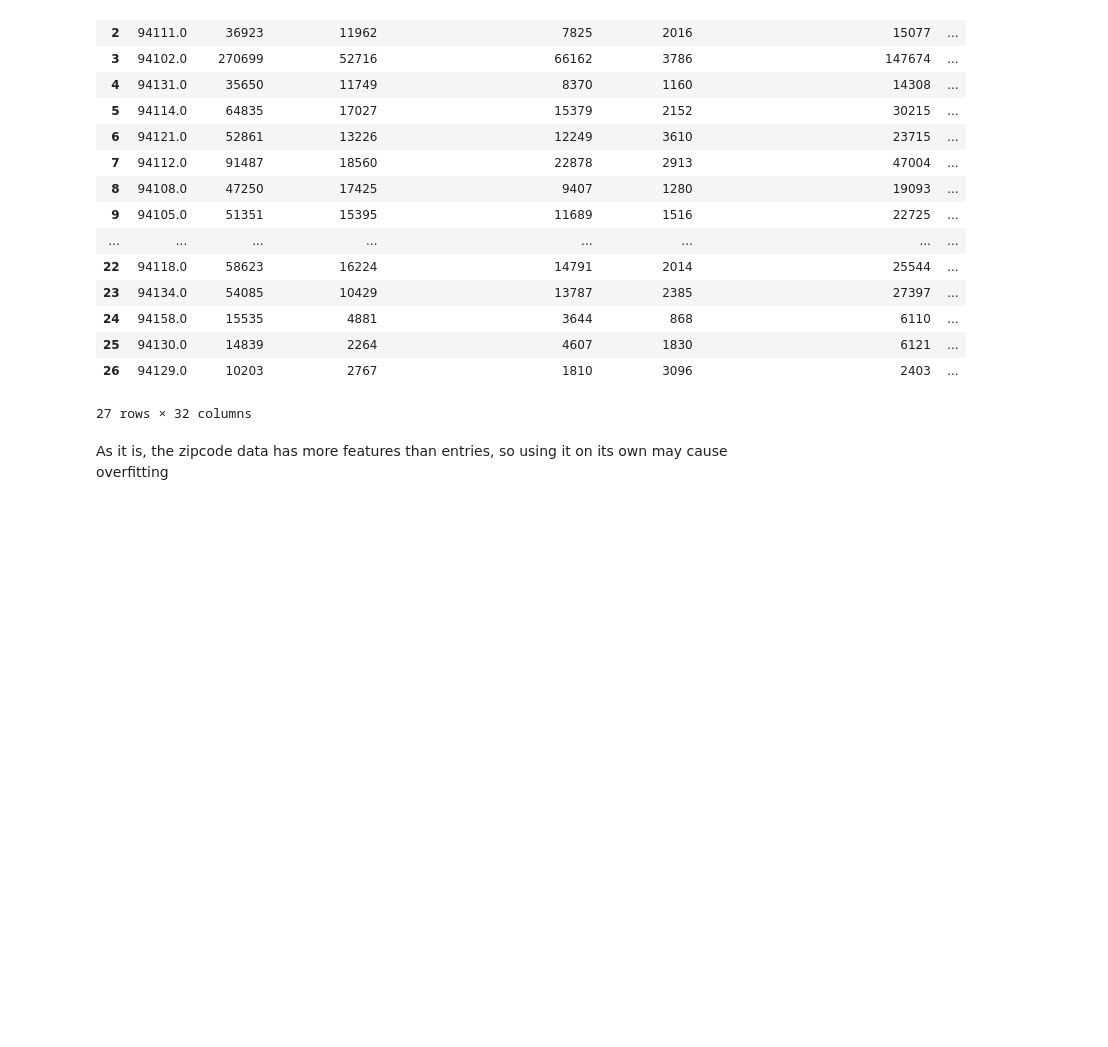
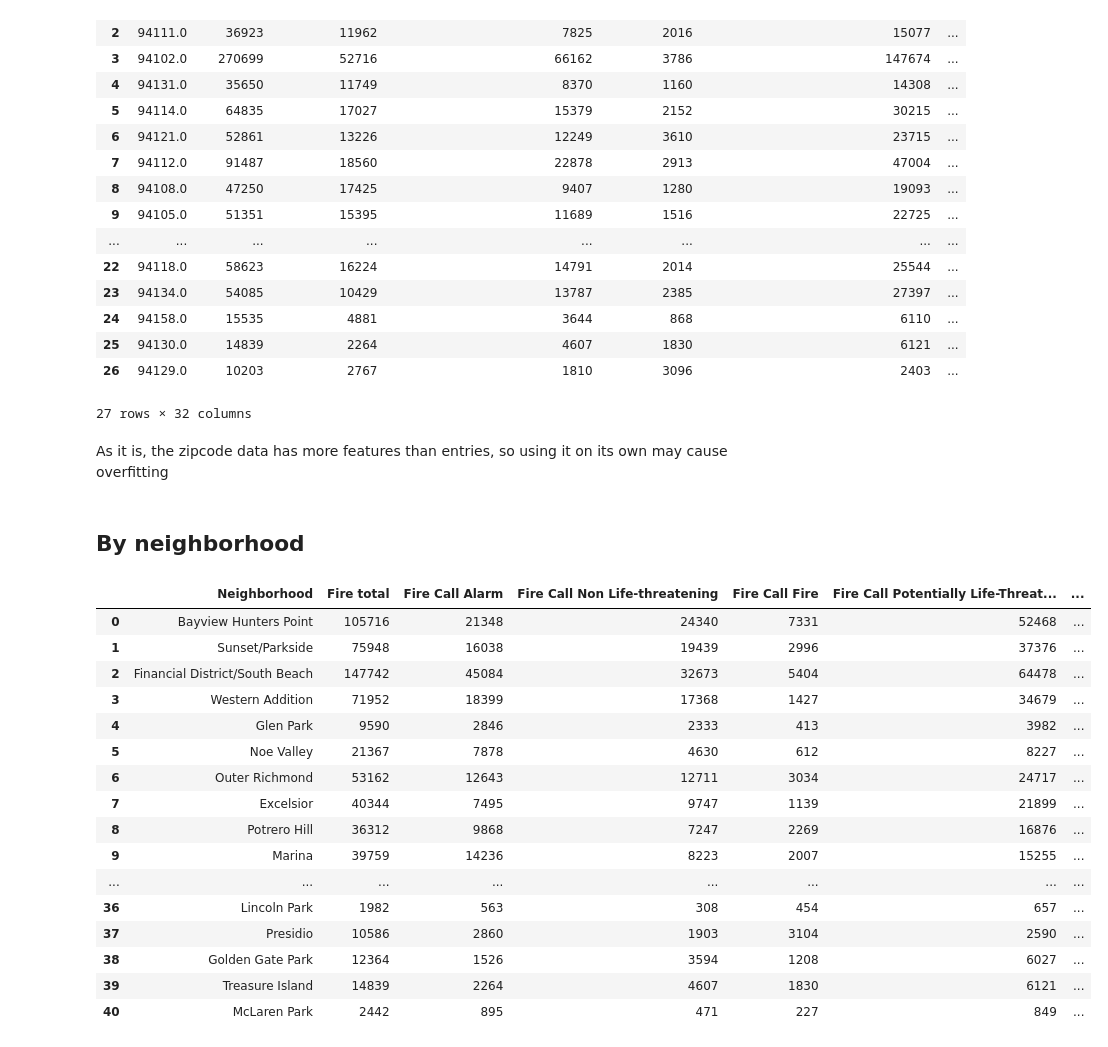
Before and after one commit to kddubey/ORIE4741Project, a Jupyter notebook: 6 - Location data.ipynb, the cells around one changed output. Cells and saved outputs as stored; diff of their text form; code cells hidden in the pictures; blank space fills up the shorter version.

```diff
--- a/6 - Location data.ipynb
+++ b/6 - Location data.ipynb
@@ -13,6 +16,11 @@ building_data = pd.read_csv('data/data_train.csv')
 restaurant_data = pd.read_csv('building-permit-applications-data/Restaurant_Scores_-_LIVES_Standard.csv')
 # %%
 fire_data = pd.read_csv('building-permit-applications-data/Fire_Department_Calls_for_Service.csv')
+# %%
+# After data has been stored
+business_data = pd.read_csv('building-permit-applications-data/business_data.csv')
+restaurant_data = pd.read_csv('building-permit-applications-data/restaurant_data.csv')
+fire_data = pd.read_csv('building-permit-applications-data/fire_data.csv')
 # %%
 counters = {}
 # %%
@@ -529,3 +537,40 @@ zipcode_data
 As it is, the zipcode data has more features than entries, so using it on its own may cause overfitting
 # %%
 zipcode_data.to_csv(path_or_buf = 'building-permit-applications-data/zipcode_data_all.csv', index = False)
+# %% [markdown]
+## By neighborhood
+# %%
+permit_neighborhoods = building_data.loc[building_data['Neighborhoods - Analysis Boundaries'].notna()]['Neighborhoods - Analysis Boundaries'].unique()
+# %%
+neighborhood_data = pd.DataFrame({'Neighborhood' : permit_neighborhoods})
+# %%
+# Fire data
+neighborhood_data['Fire total'] = [np.sum(fire_data['Neighborhooods - Analysis Boundaries'] == n) for n in permit_neighborhoods]
+
+# Call type
+for t in fire_data.loc[fire_data['Call Type Group'].notna()]['Call Type Group'].unique():
+    neighborhood_data['Fire Call ' + t] = [np.sum((fire_data['Neighborhooods - Analysis Boundaries'] == n) & (fire_data['Call Type Group'] == t)) for n in permit_neighborhoods]
+
+# Transport, final priority
+neighborhood_data['Fire Transport'] = [np.sum((fire_data['Neighborhooods - Analysis Boundaries'] == n) & (fire_data['Transport'])) for n in permit_neighborhoods]
+neighborhood_data['Fire Priority 3'] = [np.sum((fire_data['Neighborhooods - Analysis Boundaries'] == n) & (fire_data['Final Priority'] == 3)) for n in permit_neighborhoods]
+# %%
+neighborhood_data
+# %% [output]
+|  | Neighborhood | Fire total | Fire Call Alarm | Fire Call Non Life-threatening | Fire Call Fire | Fire Call Potentially Life-Threat... | ... |
+| 0 | Bayview Hunters Point | 105716 | 21348 | 24340 | 7331 | 52468 | ... |
+| 1 | Sunset/Parkside | 75948 | 16038 | 19439 | 2996 | 37376 | ... |
+| 2 | Financial District/South Beach | 147742 | 45084 | 32673 | 5404 | 64478 | ... |
+| 3 | Western Addition | 71952 | 18399 | 17368 | 1427 | 34679 | ... |
+| 4 | Glen Park | 9590 | 2846 | 2333 | 413 | 3982 | ... |
+| 5 | Noe Valley | 21367 | 7878 | 4630 | 612 | 8227 | ... |
+| 6 | Outer Richmond | 53162 | 12643 | 12711 | 3034 | 24717 | ... |
+| 7 | Excelsior | 40344 | 7495 | 9747 | 1139 | 21899 | ... |
+| 8 | Potrero Hill | 36312 | 9868 | 7247 | 2269 | 16876 | ... |
+| 9 | Marina | 39759 | 14236 | 8223 | 2007 | 15255 | ... |
+| ... | ... | ... | ... | ... | ... | ... | ... |
+| 36 | Lincoln Park | 1982 | 563 | 308 | 454 | 657 | ... |
+| 37 | Presidio | 10586 | 2860 | 1903 | 3104 | 2590 | ... |
+| 38 | Golden Gate Park | 12364 | 1526 | 3594 | 1208 | 6027 | ... |
+| 39 | Treasure Island | 14839 | 2264 | 4607 | 1830 | 6121 | ... |
+| 40 | McLaren Park | 2442 | 895 | 471 | 227 | 849 | ... |
```
Also changed, not shown: parts of 20 cells of this notebook, 7 other files.
